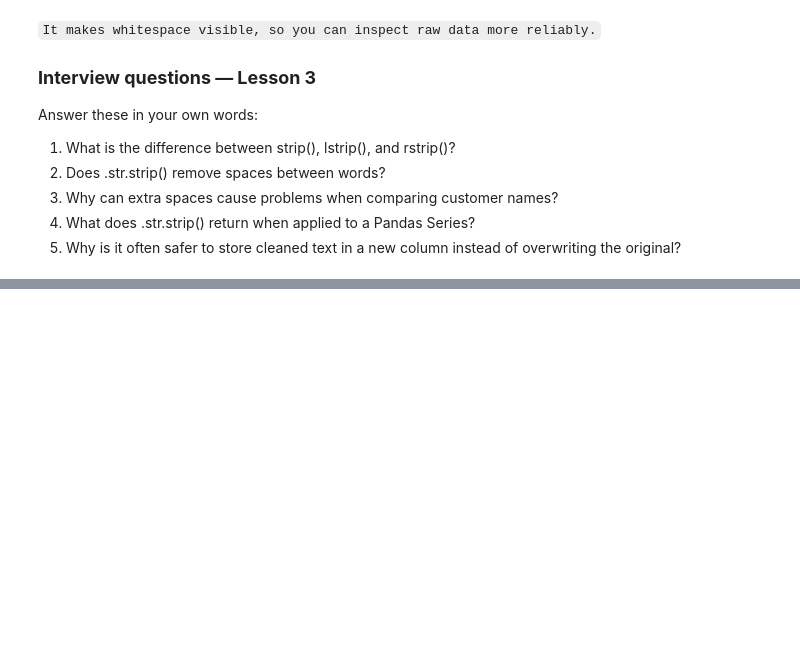
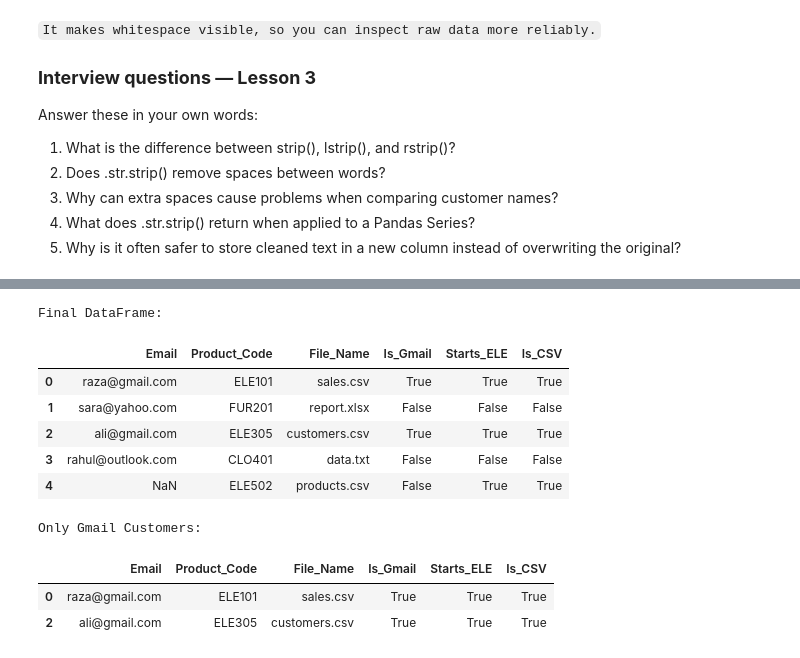
Before and after one commit to mohammadhamid8554-lgtm/data-science-from-scratch, a Jupyter notebook: phase_1.2_pandas/string_operations.ipynb, the cells around one changed output, grey strips where cells are left out. Drawn from its saved outputs; the diff is of its cells as text; code cells hidden in the pictures; blank space fills up the shorter version.

```diff
--- a/phase_1.2_pandas/string_operations.ipynb
+++ b/phase_1.2_pandas/string_operations.ipynb
@@ -400,0 +673,26 @@ Answer these in your own words:
+# %%
+df = pd.DataFrame({
+    "Email": [
+        "raza@gmail.com",
+        "sara@yahoo.com",
+        "ali@gmail.com",
+        "rahul@outlook.com",
+        None
+    ],
+    "Product_Code": [
+        "ELE101",
+        "FUR201",
+        "ELE305",
+        "CLO401",
+        "ELE502"
+    ],
+    "File_Name": [
+        "sales.csv",
+        "report.xlsx",
+        "customers.csv",
+        "data.txt",
+        "products.csv"
+    ]
+})
+
+display(df)
@@ -400,0 +714,20 @@ Answer these in your own words:
+# %%
+df["Is_Gmail"] = df["Email"].str.contains("gmail", na=False)
+df["Starts_ELE"] = df["Product_Code"].str.startswith("ELE", na= False)
+df["Is_CSV"] = df["File_Name"].str.endswith(".csv")
+print("Final DataFrame:")
+display(df)
+print("Only Gmail Customers:")
+df[df["Is_Gmail"]]
+# %% [output]
+Final DataFrame:
+|  | Email | Product_Code | File_Name | Is_Gmail | Starts_ELE | Is_CSV |
+| 0 | raza@gmail.com | ELE101 | sales.csv | True | True | True |
+| 1 | sara@yahoo.com | FUR201 | report.xlsx | False | False | False |
+| 2 | ali@gmail.com | ELE305 | customers.csv | True | True | True |
+| 3 | rahul@outlook.com | CLO401 | data.txt | False | False | False |
+| 4 | NaN | ELE502 | products.csv | False | True | True |
+Only Gmail Customers:
+|  | Email | Product_Code | File_Name | Is_Gmail | Starts_ELE | Is_CSV |
+| 0 | raza@gmail.com | ELE101 | sales.csv | True | True | True |
+| 2 | ali@gmail.com | ELE305 | customers.csv | True | True | True |
```
Also changed, not shown: parts of 34 cells of this notebook.
